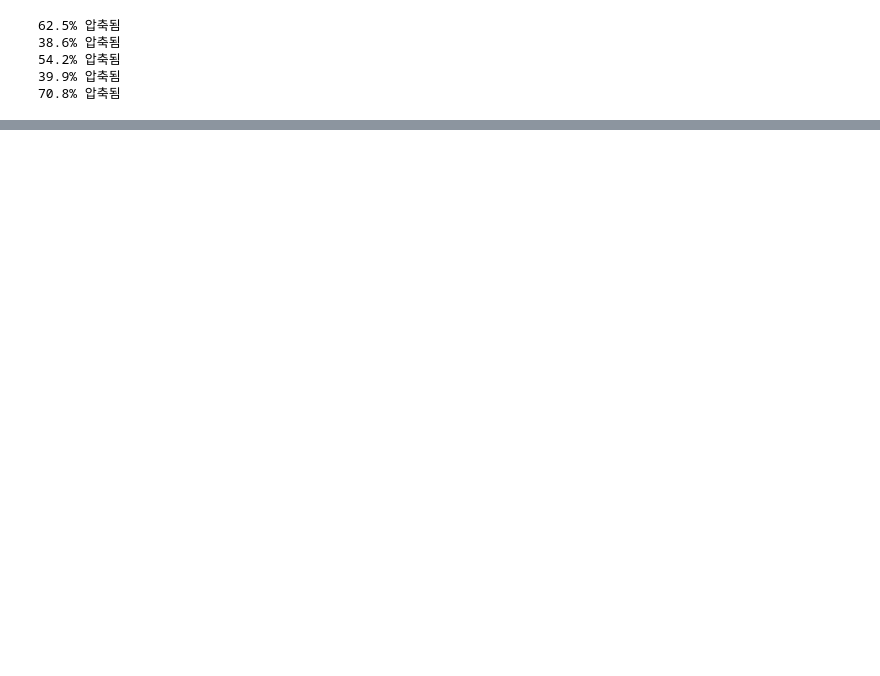
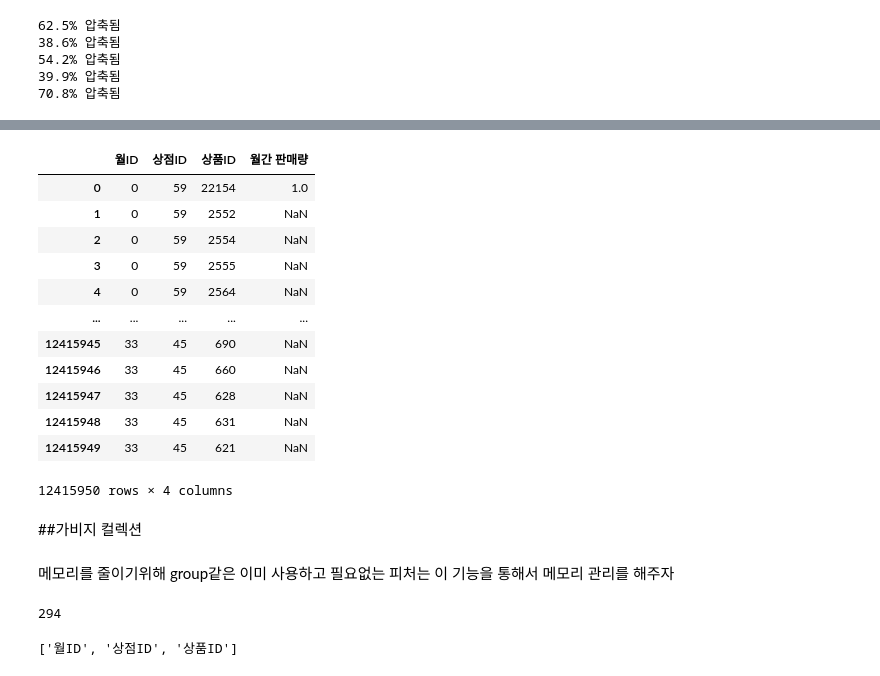
Before and after one commit to SunBinHong00/STUDY-musthave_mldl_problem_solving, a Jupyter notebook: 09장/Untitled0.ipynb, the cells around one changed output, grey strips where cells are left out. Cells and saved outputs as stored; diff of their text form; code cells hidden in the pictures; blank space fills up the shorter version.

```diff
--- a/09장/Untitled0.ipynb
+++ b/09장/Untitled0.ipynb
@@ -330,0 +406,28 @@ for df in all_df:
+# %%
+train = train.merge(group, on=idx_features, how='left')
+train
+# %% [output]
+|  | 월ID | 상점ID | 상품ID | 월간 판매량 |
+| 0 | 0 | 59 | 22154 | 1.0 |
+| 1 | 0 | 59 | 2552 | NaN |
+| 2 | 0 | 59 | 2554 | NaN |
+| 3 | 0 | 59 | 2555 | NaN |
+| 4 | 0 | 59 | 2564 | NaN |
+| ... | ... | ... | ... | ... |
+| 12415945 | 33 | 45 | 690 | NaN |
+| 12415946 | 33 | 45 | 660 | NaN |
+| 12415947 | 33 | 45 | 628 | NaN |
+| 12415948 | 33 | 45 | 631 | NaN |
+| 12415949 | 33 | 45 | 621 | NaN |
+12415950 rows × 4 columns
+# %% [markdown]
+##가비지 컬렉션
+# %% [markdown]
+메모리를 줄이기위해 group같은 이미 사용하고 필요없는 피처는 이 기능을 통해서 메모리 관리를 해주자
+# %%
+import gc
+
+del group
+gc.collect()
+# %% [output]
+294
@@ -330,0 +440,4 @@ for df in all_df:
+# %%
+idx_features
+# %% [output]
+['월ID', '상점ID', '상품ID']
```
Also changed, not shown: parts of 24 cells of this notebook.
